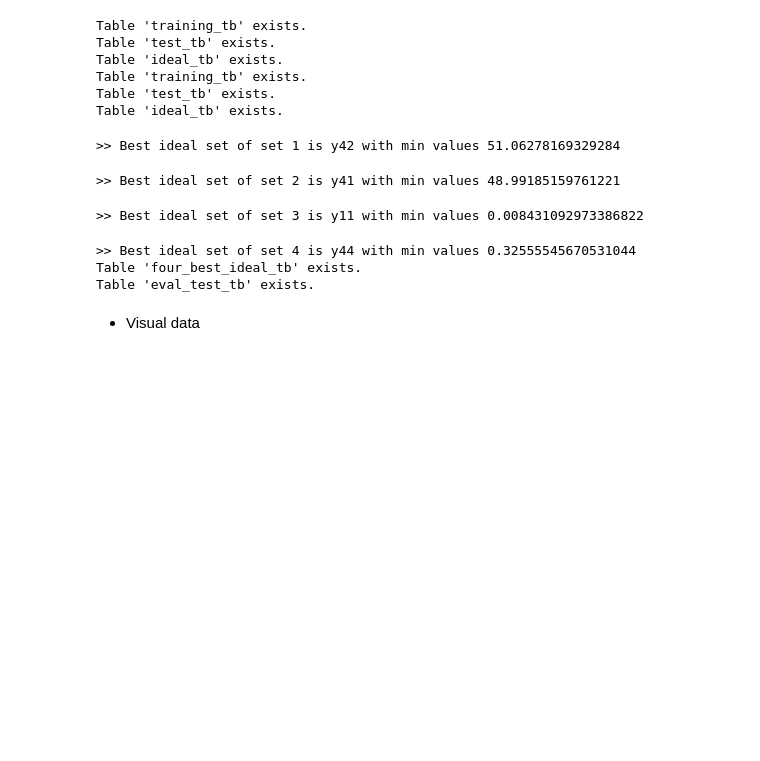
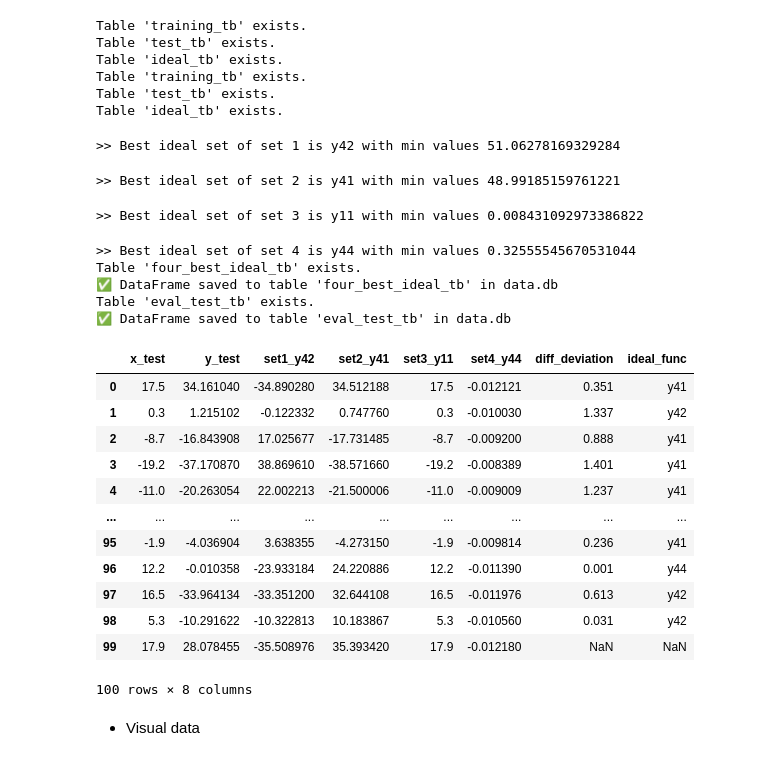
Before and after one commit to Trihamhochoi/python_written_assignment, a Jupyter notebook: Code/jupyter_notebook/sampling.ipynb, the cells around one changed output. Cells and saved outputs as stored; diff of their text form; code cells hidden in the pictures; blank space fills up the shorter version.

```diff
--- a/Code/jupyter_notebook/sampling.ipynb
+++ b/Code/jupyter_notebook/sampling.ipynb
@@ -17,7 +17,7 @@ loader = DataLoader(db_name="data.db")
 # get train, test and ideal set
 train_df, test_df, ideal_df = loader.store_three_dataset_into_db(dict_csv=data_dict)
 reg_model = LinearRegressionModel(db_name="data.db",data_dict=data_dict)
-eval_df = reg_model.eval_test_set()
+eval_df = reg_model.eval_test_set(save_data=True)
 # %% [output]
 Table 'training_tb' exists.
 Table 'test_tb' exists.
@@ -30,7 +30,25 @@ Table 'ideal_tb' exists.
 >> Best ideal set of set 3 is y11 with min values 0.008431092973386822
 >> Best ideal set of set 4 is y44 with min values 0.32555545670531044
 Table 'four_best_ideal_tb' exists.
+✅ DataFrame saved to table 'four_best_ideal_tb' in data.db
 Table 'eval_test_tb' exists.
+✅ DataFrame saved to table 'eval_test_tb' in data.db
+# %%
+eval_df
+# %% [output]
+|  | x_test | y_test | set1_y42 | set2_y41 | set3_y11 | set4_y44 | diff_deviation | ideal_func |
+| 0 | 17.5 | 34.161040 | -34.890280 | 34.512188 | 17.5 | -0.012121 | 0.351 | y41 |
+| 1 | 0.3 | 1.215102 | -0.122332 | 0.747760 | 0.3 | -0.010030 | 1.337 | y42 |
+| 2 | -8.7 | -16.843908 | 17.025677 | -17.731485 | -8.7 | -0.009200 | 0.888 | y41 |
+| 3 | -19.2 | -37.170870 | 38.869610 | -38.571660 | -19.2 | -0.008389 | 1.401 | y41 |
+| 4 | -11.0 | -20.263054 | 22.002213 | -21.500006 | -11.0 | -0.009009 | 1.237 | y41 |
+| ... | ... | ... | ... | ... | ... | ... | ... | ... |
+| 95 | -1.9 | -4.036904 | 3.638355 | -4.273150 | -1.9 | -0.009814 | 0.236 | y41 |
+| 96 | 12.2 | -0.010358 | -23.933184 | 24.220886 | 12.2 | -0.011390 | 0.001 | y44 |
+| 97 | 16.5 | -33.964134 | -33.351200 | 32.644108 | 16.5 | -0.011976 | 0.613 | y42 |
+| 98 | 5.3 | -10.291622 | -10.322813 | 10.183867 | 5.3 | -0.010560 | 0.031 | y42 |
+| 99 | 17.9 | 28.078455 | -35.508976 | 35.393420 | 17.9 | -0.012180 | NaN | NaN |
+100 rows × 8 columns
 # %% [markdown]
 - Visual data
 # %%
```
Also changed, not shown: parts of 6 cells of this notebook, 6 other files.
